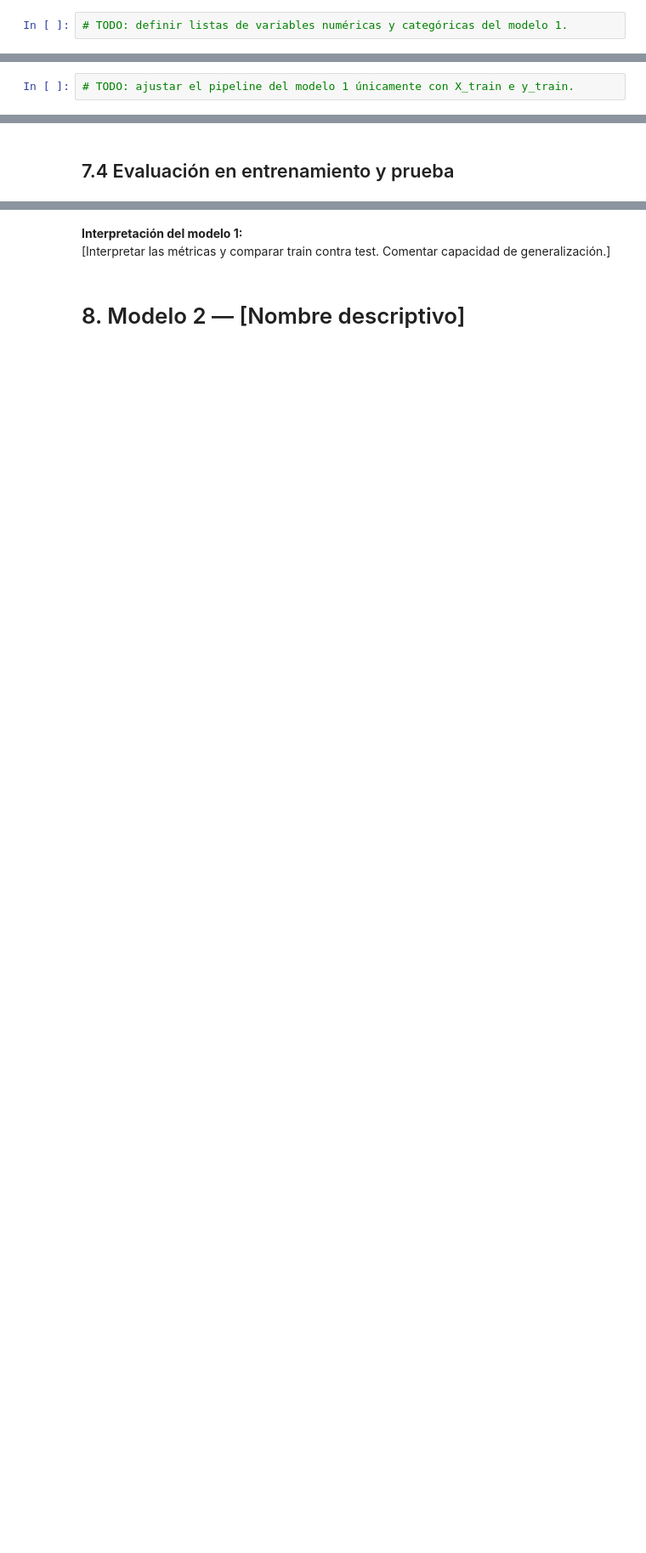
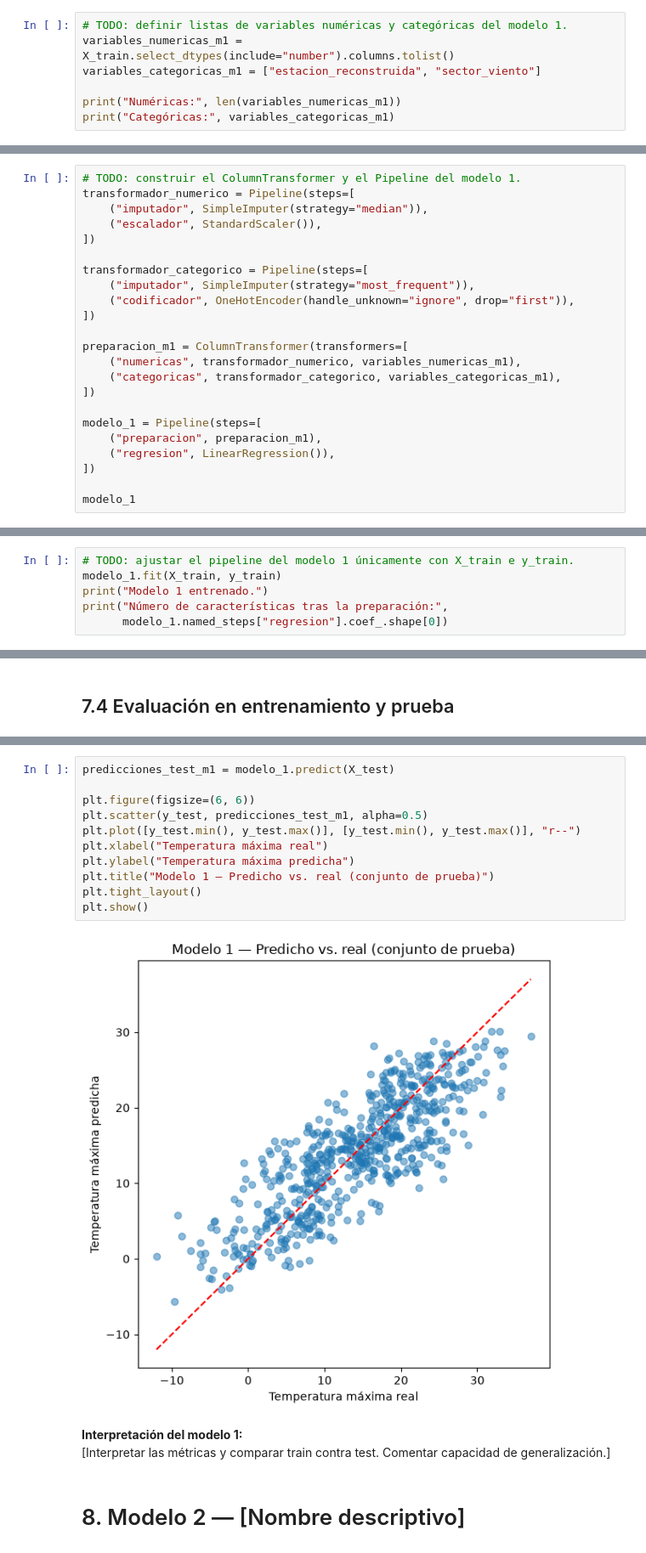
Before and after one commit to Jmpardos1/lab1, a Jupyter notebook: Laboratorio_1_Regresion_Plantilla.ipynb, the cells around one changed output, grey strips where cells are left out. Shown at 85% size. Drawn from its saved outputs; the diff is of its cells as text; blank space fills up the shorter version.

Commit message:
"limpieza de datos, entrenamiento modelo 1"

```diff
--- a/Laboratorio_1_Regresion_Plantilla.ipynb
+++ b/Laboratorio_1_Regresion_Plantilla.ipynb
@@ -893,3 +1095,8 @@ Se utilizará `test_size=0.25` y `random_state=42`, según las instrucciones del
 ## 7.2 Pipeline de preparación y modelado
 # %%
 # TODO: definir listas de variables numéricas y categóricas del modelo 1.
+variables_numericas_m1 = X_train.select_dtypes(include="number").columns.tolist()
+variables_categoricas_m1 = ["estacion_reconstruida", "sector_viento"]
+
+print("Numéricas:", len(variables_numericas_m1))
+print("Categóricas:", variables_categoricas_m1)
@@ -897,0 +1106,23 @@ Se utilizará `test_size=0.25` y `random_state=42`, según las instrucciones del
+# %%
+# TODO: construir el ColumnTransformer y el Pipeline del modelo 1.
+transformador_numerico = Pipeline(steps=[
+    ("imputador", SimpleImputer(strategy="median")),
+    ("escalador", StandardScaler()),
+])
+
+transformador_categorico = Pipeline(steps=[
+    ("imputador", SimpleImputer(strategy="most_frequent")),
+    ("codificador", OneHotEncoder(handle_unknown="ignore", drop="first")),
+])
+
+preparacion_m1 = ColumnTransformer(transformers=[
+    ("numericas", transformador_numerico, variables_numericas_m1),
+    ("categoricas", transformador_categorico, variables_categoricas_m1),
+])
+
+modelo_1 = Pipeline(steps=[
+    ("preparacion", preparacion_m1),
+    ("regresion", LinearRegression()),
+])
+
+modelo_1
@@ -899,3 +1148,7 @@ Se utilizará `test_size=0.25` y `random_state=42`, según las instrucciones del
 ## 7.3 Entrenamiento
 # %%
 # TODO: ajustar el pipeline del modelo 1 únicamente con X_train e y_train.
+modelo_1.fit(X_train, y_train)
+print("Modelo 1 entrenado.")
+print("Número de características tras la preparación:",
+      modelo_1.named_steps["regresion"].coef_.shape[0])
@@ -907,3 +1186,16 @@ Se utilizará `test_size=0.25` y `random_state=42`, según las instrucciones del
+# %%
+predicciones_test_m1 = modelo_1.predict(X_test)
+
+plt.figure(figsize=(6, 6))
+plt.scatter(y_test, predicciones_test_m1, alpha=0.5)
+plt.plot([y_test.min(), y_test.max()], [y_test.min(), y_test.max()], "r--")
+plt.xlabel("Temperatura máxima real")
+plt.ylabel("Temperatura máxima predicha")
+plt.title("Modelo 1 — Predicho vs. real (conjunto de prueba)")
+plt.tight_layout()
+plt.show()
+# %% [output]
+[figure, added]
 # %% [markdown]
 **Interpretación del modelo 1:**
 [Interpretar las métricas y comparar train contra test. Comentar capacidad de generalización.]
```
Also changed, not shown: parts of 25 cells of this notebook.
